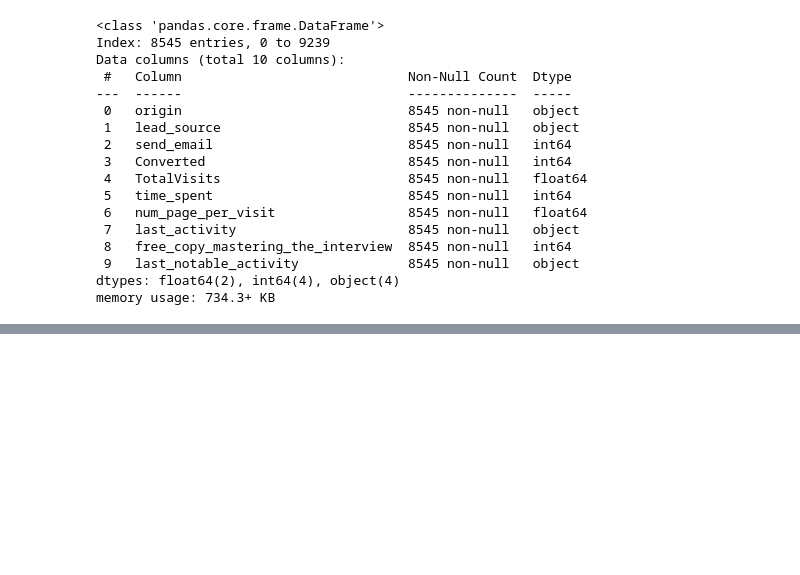
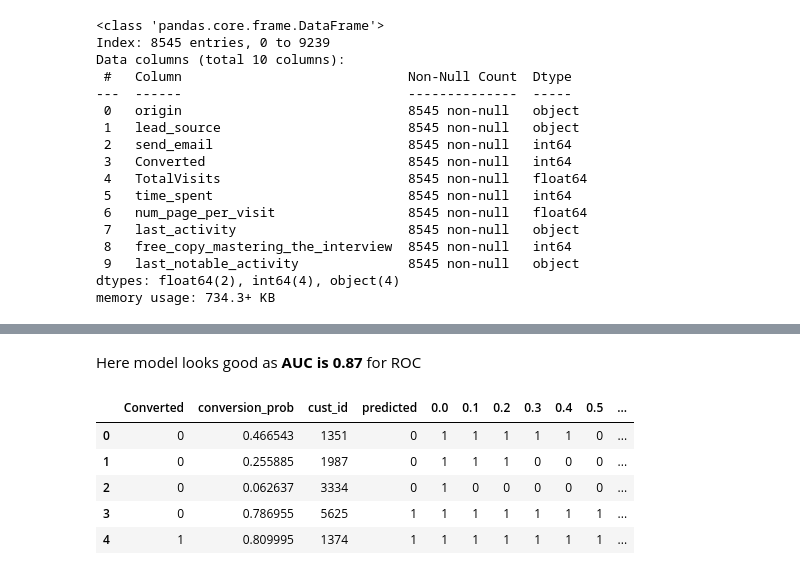
Before and after one commit to keshavRaj/LeadScoringCaseStudy, a Jupyter notebook: Lead Scoring Assignment/Lead+Case+Study.ipynb, the cells around one changed output, grey strips where cells are left out. Saved outputs shown, nothing was run; the diff lists cells and outputs as text; code cells hidden in the pictures; blank space fills up the shorter version.

```diff
--- a/Lead Scoring Assignment/Lead+Case+Study.ipynb
+++ b/Lead Scoring Assignment/Lead+Case+Study.ipynb
@@ -2293,0 +2332,16 @@ Now everything looks good. We have only 9 features. All the features are signifi
+# %% [markdown]
+Here model looks good as <b>AUC is 0.87</b> for ROC
+# %%
+#let us create columns with different probablity cutoffs
+numbers = [float(x) / 10 for x in range(10)]
+for i in numbers:
+    y_train_pred_final[i] = y_train_pred_final.conversion_prob.map(lambda x: 1 if x > i else 0)
+
+y_train_pred_final.head()
+# %% [output]
+|  | Converted | conversion_prob | cust_id | predicted | 0.0 | 0.1 | 0.2 | 0.3 | 0.4 | 0.5 | ... |
+| 0 | 0 | 0.466543 | 1351 | 0 | 1 | 1 | 1 | 1 | 1 | 0 | ... |
+| 1 | 0 | 0.255885 | 1987 | 0 | 1 | 1 | 1 | 0 | 0 | 0 | ... |
+| 2 | 0 | 0.062637 | 3334 | 0 | 1 | 0 | 0 | 0 | 0 | 0 | ... |
+| 3 | 0 | 0.786955 | 5625 | 1 | 1 | 1 | 1 | 1 | 1 | 1 | ... |
+| 4 | 1 | 0.809995 | 1374 | 1 | 1 | 1 | 1 | 1 | 1 | 1 | ... |
```
Also changed, not shown: parts of 139 cells of this notebook.
